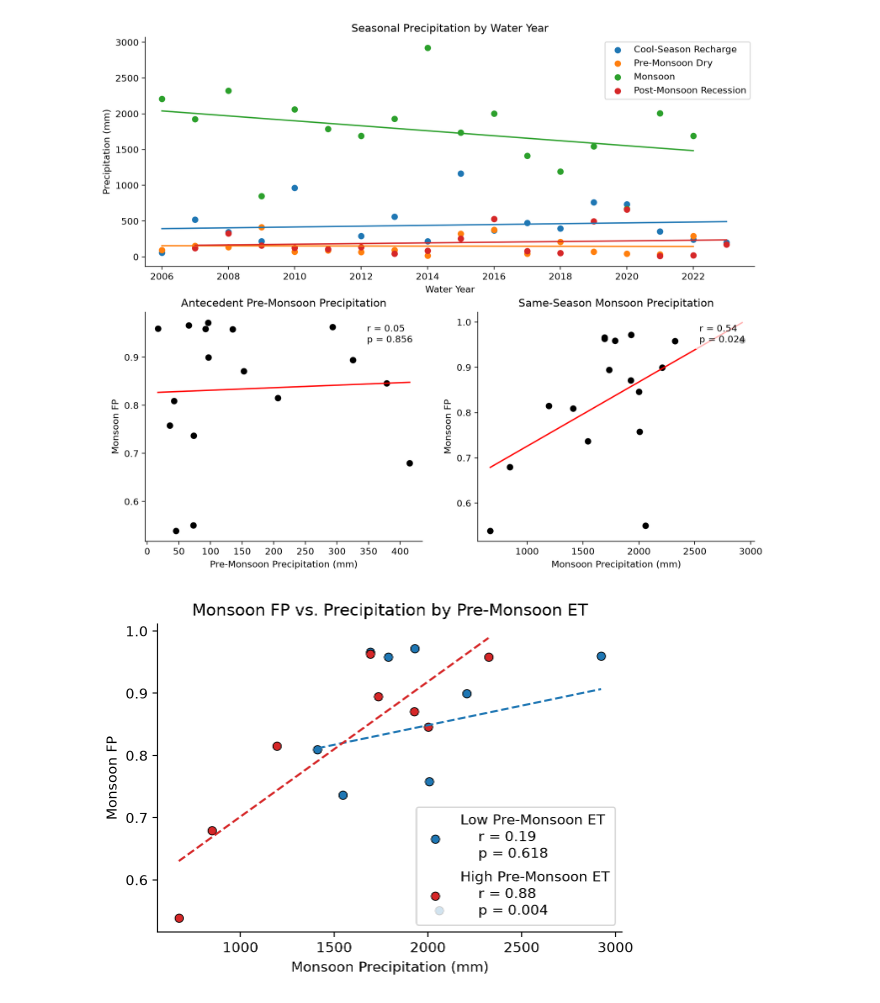
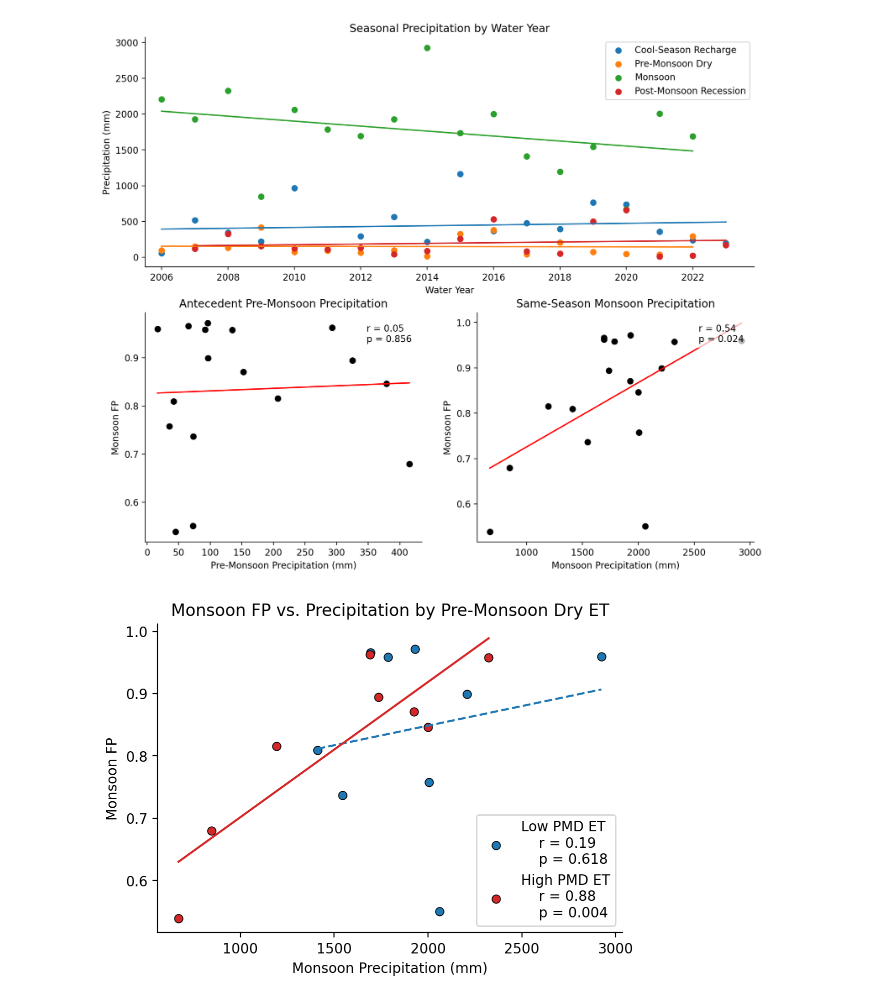
Before and after one commit to lapidesd/TNC_cameras, a Jupyter notebook: Code/USPPFiguresET.ipynb, the cells around one changed output. Drawn from its saved outputs; the diff is of its cells as text; code cells hidden in the pictures.

```diff
--- a/Code/USPPFiguresET.ipynb
+++ b/Code/USPPFiguresET.ipynb
@@ -102,33 +102,33 @@ wide = pd.merge(wide, et_wide, on = "WY", how = "inner")
 # %%
 thres = wide["ET_2"].median()
 
 lowET = wide[wide["ET_2"] <= thres]
 highET = wide[wide["ET_2"] > thres]
 
 fig, ax = plt.subplots(figsize = (6, 4))
 
 x_low = lowET["prcp_3"]
 y_low = lowET["FP_3"]
 
 slope, intercept, r, p, stderr = linregress(x_low, y_low)
 x_line = np.linspace(x_low.min(), x_low.max(), 100)
 ax.plot(x_line, slope*x_line + intercept, color = "tab:blue", linestyle = "--")
-ax.scatter(x_low, y_low, color = "tab:blue", edgecolor = "black", linewidth = 0.6, label = f"Low Pre-Monsoon ET\n    r = {r:.2f}\n    p = {p:.3f}")
+ax.scatter(x_low, y_low, color = "tab:blue", edgecolor = "black", linewidth = 0.6, label = f"Low PMD ET\n    r = {r:.2f}\n    p = {p:.3f}")
 
 x_high = highET["prcp_3"]
 y_high = highET["FP_3"]
 slope, intercept, r, p, stderr = linregress(x_high, y_high)
 x_line = np.linspace(x_high.min(), x_high.max(), 100)
-ax.plot(x_line, slope*x_line + intercept, color = "tab:red", linestyle = "--")
-ax.scatter(x_high, y_high, color = "tab:red", edgecolor = "black", linewidth = 0.6, label = f"High Pre-Monsoon ET\n    r = {r:.2f}\n    p = {p:.3f}")
+ax.plot(x_line, slope*x_line + intercept, color = "tab:red", linestyle = "-")
+ax.scatter(x_high, y_high, color = "tab:red", edgecolor = "black", linewidth = 0.6, label = f"High PMD ET\n    r = {r:.2f}\n    p = {p:.3f}")
 
-ax.set_title("Monsoon FP vs. Precipitation by Pre-Monsoon ET")
+ax.set_title("Monsoon FP vs. Precipitation by Pre-Monsoon Dry ET")
 ax.set_xlabel("Monsoon Precipitation (mm)")
 ax.set_ylabel("Monsoon FP")
-ax.legend()
+ax.legend(loc = "lower right")
 ax.spines[["top", "right"]].set_visible(False)
 
 %config InlineBackend.figure_format = "retina"
 # plt.savefig("../Figures/precip_et_fp.png", format = "png", dpi = 300, bbox_inches = "tight")
 # %% [output]
-[figure, old version]
+[figure, new version]
```
Also changed, not shown: 5 other files.
